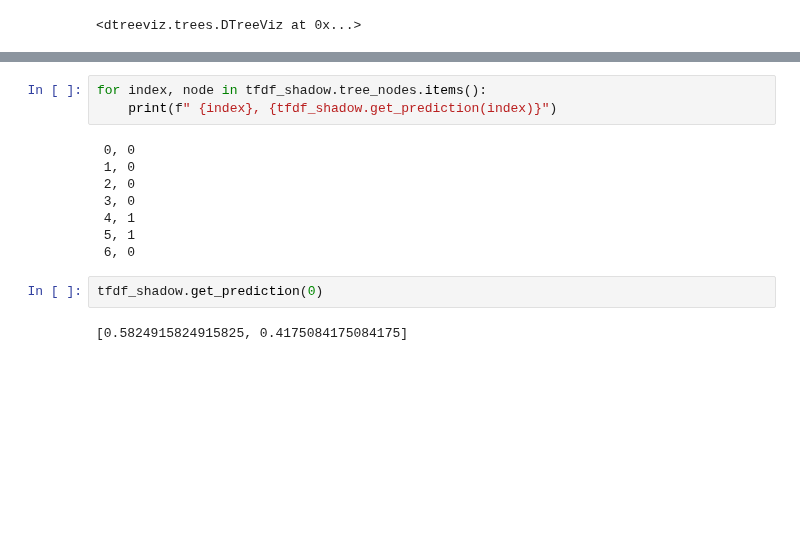
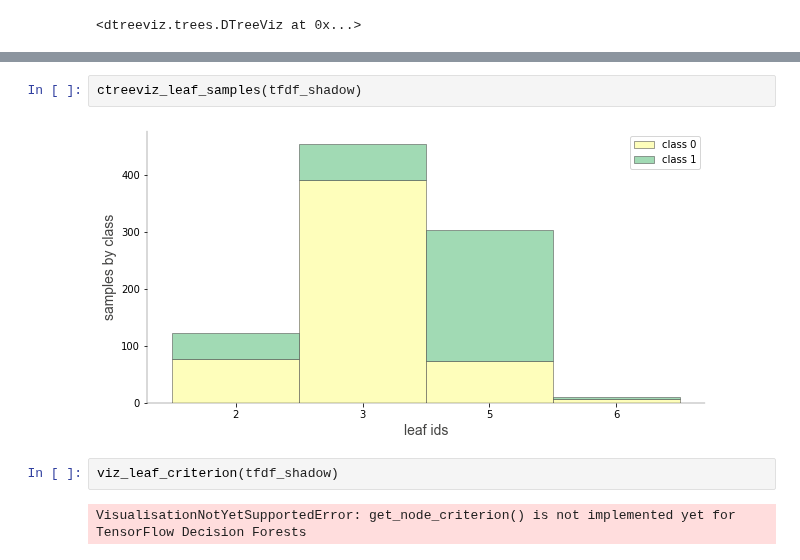
Before and after one commit to parrt/dtreeviz, a Jupyter notebook: notebooks/dtreeviz_tensorflow_df_visualisations.ipynb, the cells around one changed output, grey strips where cells are left out. Cells and saved outputs as stored; diff of their text form; blank space fills up the shorter version.

```diff
--- a/notebooks/dtreeviz_tensorflow_df_visualisations.ipynb
+++ b/notebooks/dtreeviz_tensorflow_df_visualisations.ipynb
@@ -333,15 +384,8 @@ NonLeafNode(condition=(Sex_label >= 0.5; miss=False), pos_child=NonLeafNode(cond
 # %%
-for index, node in tfdf_shadow.tree_nodes.items():
-    print(f" {index}, {tfdf_shadow.get_prediction(index)}")
+ctreeviz_leaf_samples(tfdf_shadow)
 # %% [output]
- 0, 0
- 1, 0
- 2, 0
- 3, 0
- 4, 1
- 5, 1
- 6, 0
+[figure, added]
-# %%
-tfdf_shadow.get_prediction(0)
-# %% [output]
-[0.5824915824915825, 0.4175084175084175]
+# %%
+viz_leaf_criterion(tfdf_shadow)
+# %% [output]
+VisualisationNotYetSupportedError: get_node_criterion() is not implemented yet for TensorFlow Decision Forests
```
Also changed, not shown: parts of 62 cells of this notebook, 2 other files.
